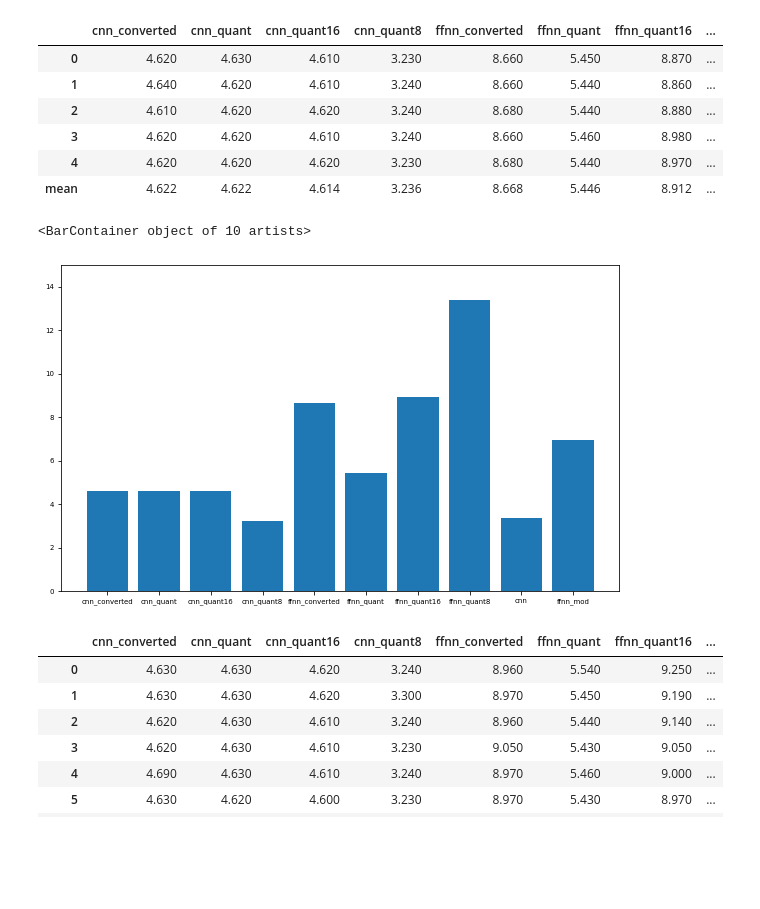
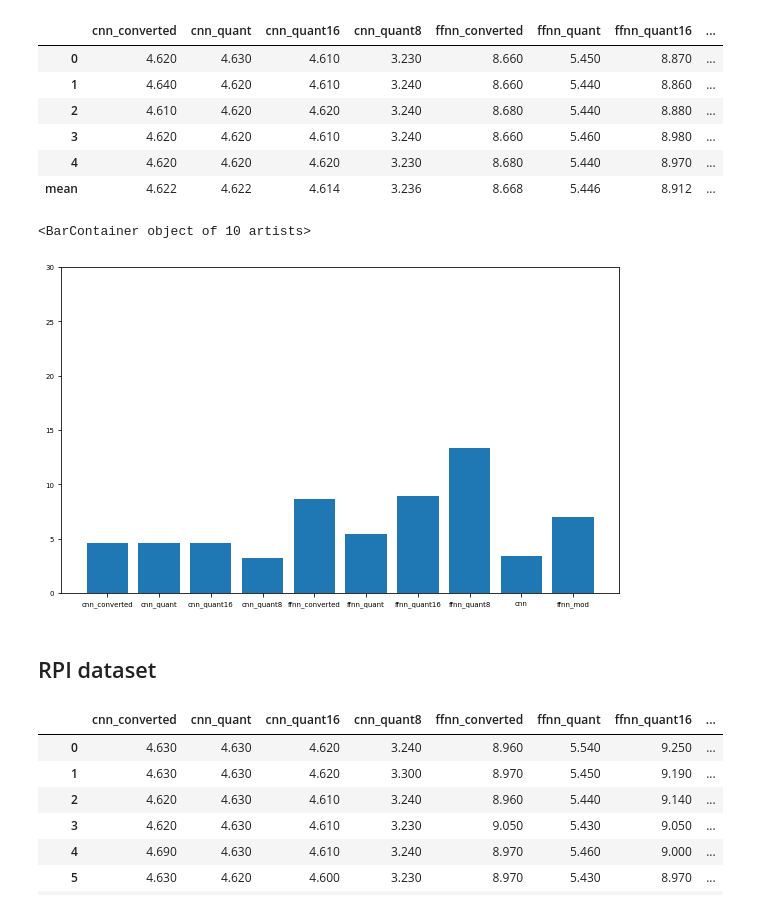
Before and after one commit to toelt-llc/TOELT-tfrabbit, a Jupyter notebook: code/tflite/plots_inferences.ipynb, the cells around one changed output. Saved outputs shown, nothing was run; the diff lists cells and outputs as text; code cells hidden in the pictures; blank space fills up the shorter version.

```diff
--- a/code/tflite/plots_inferences.ipynb
+++ b/code/tflite/plots_inferences.ipynb
@@ -31,13 +66,15 @@ means = list(data_mac.iloc[5])
 # %%
 mpl.rcParams['font.size'] = 7 # font
 mpl.rcParams['lines.linewidth'] = 1 # line width
 plt.figure(figsize=(10,6))
 colors = plt.cm.Greens(means)
-plt.ylim([0,15])
+plt.ylim([0,30])
 plt.bar(columns, means)
 # %% [output]
 <BarContainer object of 10 artists>
-[figure, old version]
+[figure, new version]
+# %% [markdown]
+## RPI dataset
 # %%
 import matplotlib.pyplot as plt
 import matplotlib as mpl
```
Also changed, not shown: parts of 23 cells of this notebook, 15 other files.
